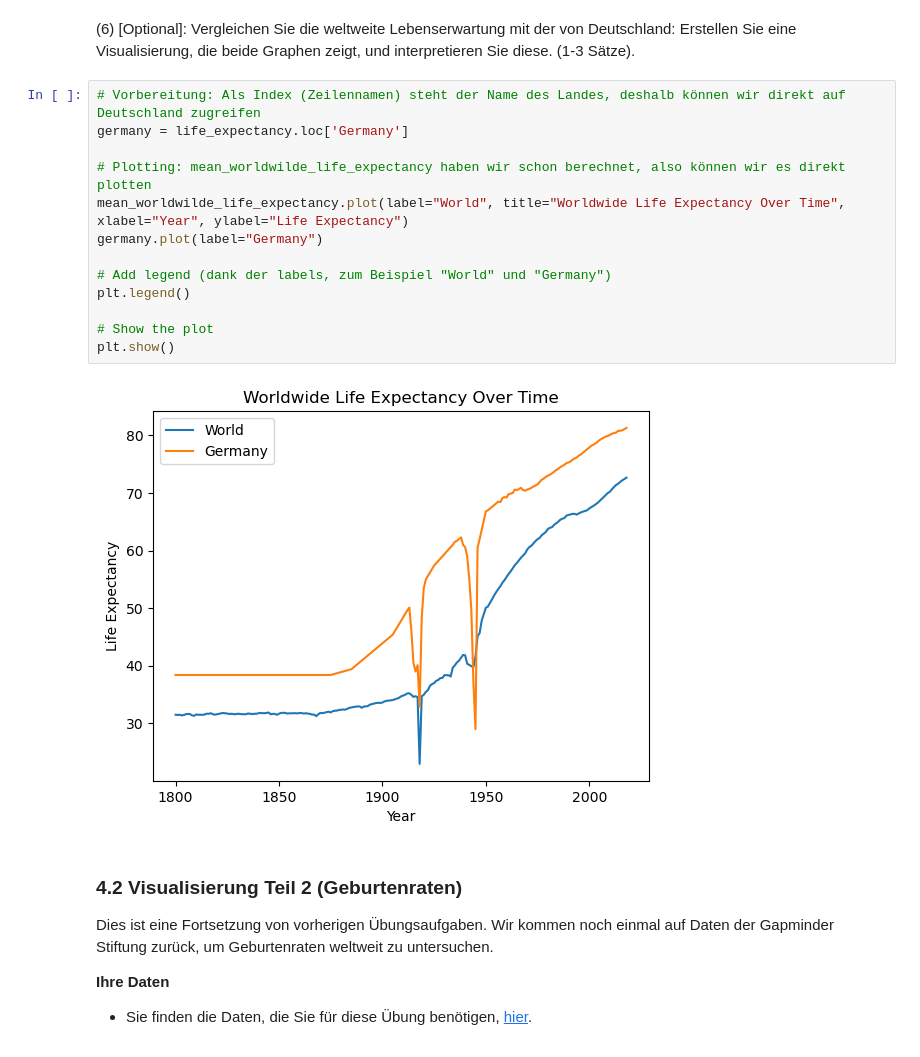
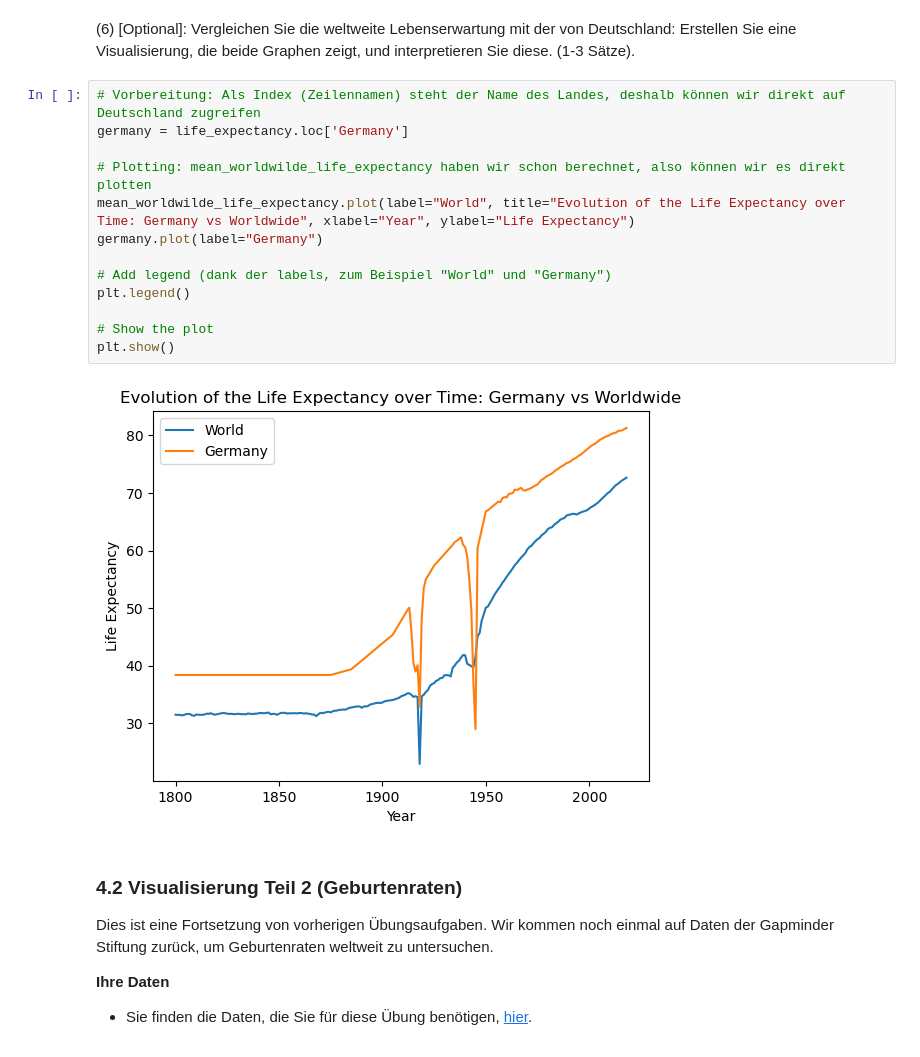
Before and after one commit to cortex359/ds.ss24, a Jupyter notebook: marine_u04/TSRI-4.ipynb, the cells around one changed output. Drawn from its saved outputs; the diff is of its cells as text.

```diff
--- a/marine_u04/TSRI-4.ipynb
+++ b/marine_u04/TSRI-4.ipynb
@@ -85,18 +85,18 @@ Wir beobachten zwei Einbrüche in der weltweiten Lebenserwartung in der Zeitspan
 # %%
 # Vorbereitung: Als Index (Zeilennamen) steht der Name des Landes, deshalb können wir direkt auf Deutschland zugreifen
 germany = life_expectancy.loc['Germany']
 
 # Plotting: mean_worldwilde_life_expectancy haben wir schon berechnet, also können wir es direkt plotten
-mean_worldwilde_life_expectancy.plot(label="World", title="Worldwide Life Expectancy Over Time", xlabel="Year", ylabel="Life Expectancy")
+mean_worldwilde_life_expectancy.plot(label="World", title="Evolution of the Life Expectancy over Time: Germany vs Worldwide", xlabel="Year", ylabel="Life Expectancy")
 germany.plot(label="Germany")
 
 # Add legend (dank der labels, zum Beispiel "World" und "Germany")
 plt.legend()
 
 # Show the plot
 plt.show()
 # %% [output]
-[figure, old version]
+[figure, new version]
 # %% [markdown]
 ### 4.2 Visualisierung Teil 2 (Geburtenraten)
 
```
Also changed, not shown: parts of 7 cells of this notebook.
